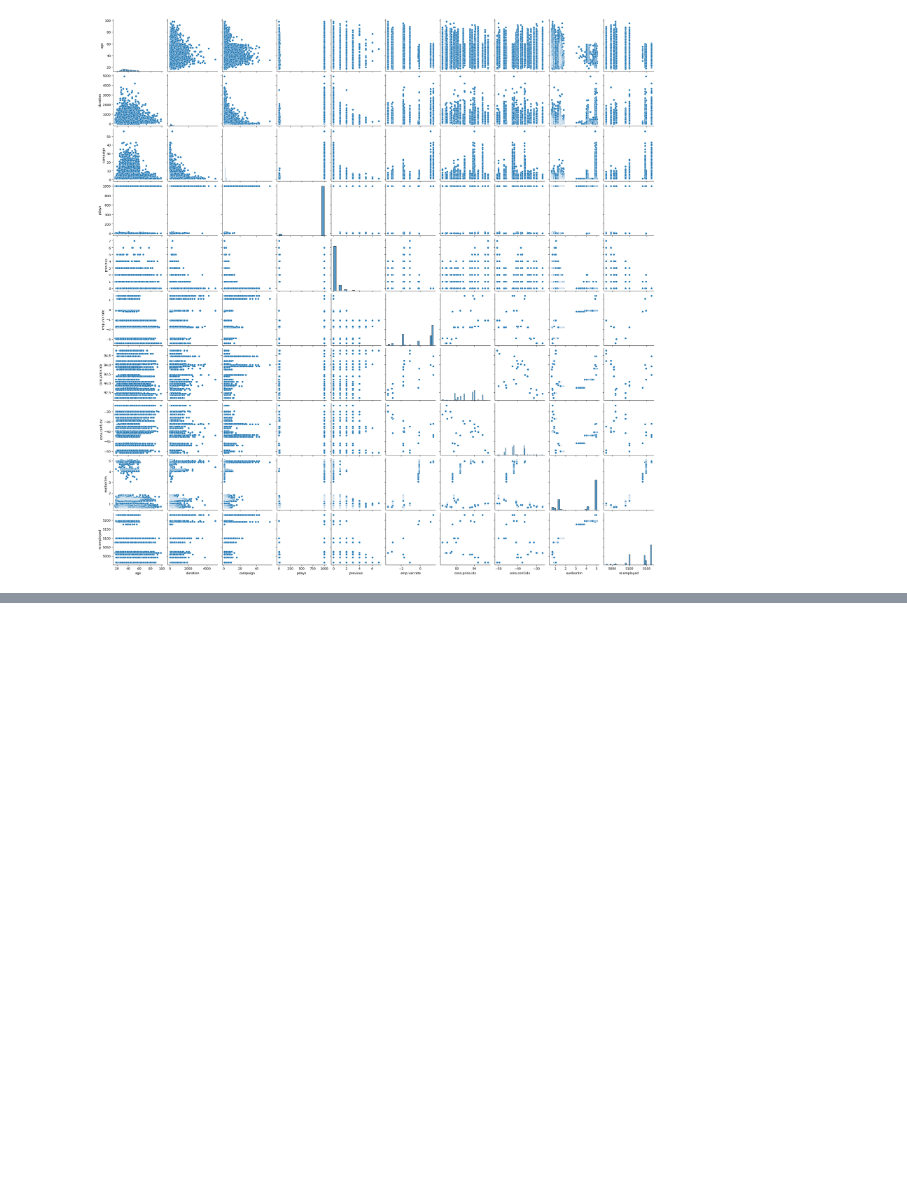
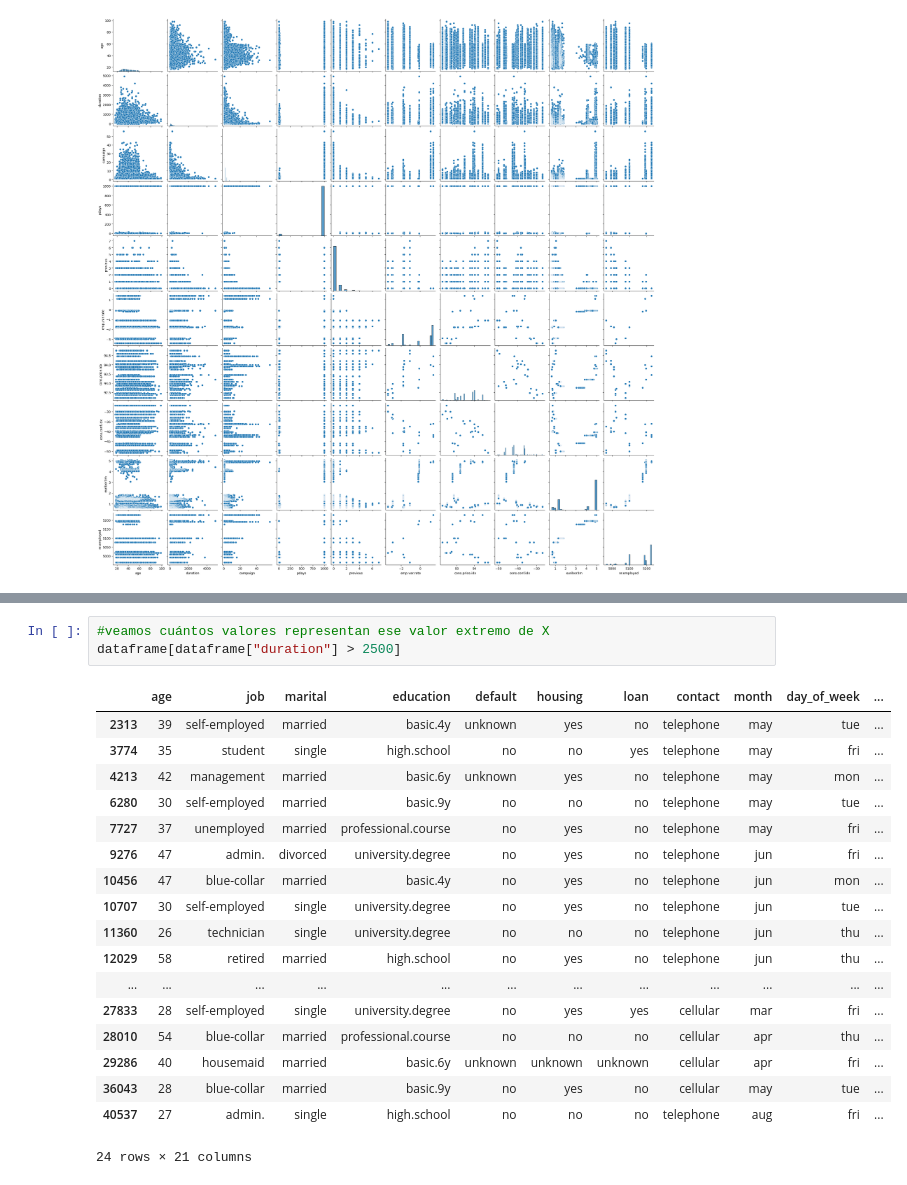
Before and after one commit to jaimed411/014-PROYECTO1-Regresion-Logistica, a Jupyter notebook: src/explore.ipynb, the cells around one changed output, grey strips where cells are left out. Drawn from its saved outputs; the diff is of its cells as text; blank space fills up the shorter version.

```diff
--- a/src/explore.ipynb
+++ b/src/explore.ipynb
@@ -300,0 +404,22 @@ sns.pairplot(data = dataframe)
+# %%
+#veamos cuántos valores representan ese valor extremo de X
+dataframe[dataframe["duration"] > 2500]
+# %% [output]
+|  | age | job | marital | education | default | housing | loan | contact | month | day_of_week | ... |
+| 2313 | 39 | self-employed | married | basic.4y | unknown | yes | no | telephone | may | tue | ... |
+| 3774 | 35 | student | single | high.school | no | no | yes | telephone | may | fri | ... |
+| 4213 | 42 | management | married | basic.6y | unknown | yes | no | telephone | may | mon | ... |
+| 6280 | 30 | self-employed | married | basic.9y | no | no | no | telephone | may | tue | ... |
+| 7727 | 37 | unemployed | married | professional.course | no | yes | no | telephone | may | fri | ... |
+| 9276 | 47 | admin. | divorced | university.degree | no | yes | no | telephone | jun | fri | ... |
+| 10456 | 47 | blue-collar | married | basic.4y | no | yes | no | telephone | jun | mon | ... |
+| 10707 | 30 | self-employed | single | university.degree | no | yes | no | telephone | jun | tue | ... |
+| 11360 | 26 | technician | single | university.degree | no | no | no | telephone | jun | thu | ... |
+| 12029 | 58 | retired | married | high.school | no | yes | no | telephone | jun | thu | ... |
+| ... | ... | ... | ... | ... | ... | ... | ... | ... | ... | ... | ... |
+| 27833 | 28 | self-employed | single | university.degree | no | yes | yes | cellular | mar | fri | ... |
+| 28010 | 54 | blue-collar | married | professional.course | no | no | no | cellular | apr | thu | ... |
+| 29286 | 40 | housemaid | married | basic.6y | unknown | unknown | unknown | cellular | apr | fri | ... |
+| 36043 | 28 | blue-collar | married | basic.9y | no | yes | no | cellular | may | tue | ... |
+| 40537 | 27 | admin. | single | high.school | no | no | no | telephone | aug | fri | ... |
+24 rows × 21 columns
```
Also changed, not shown: parts of 8 cells of this notebook.
